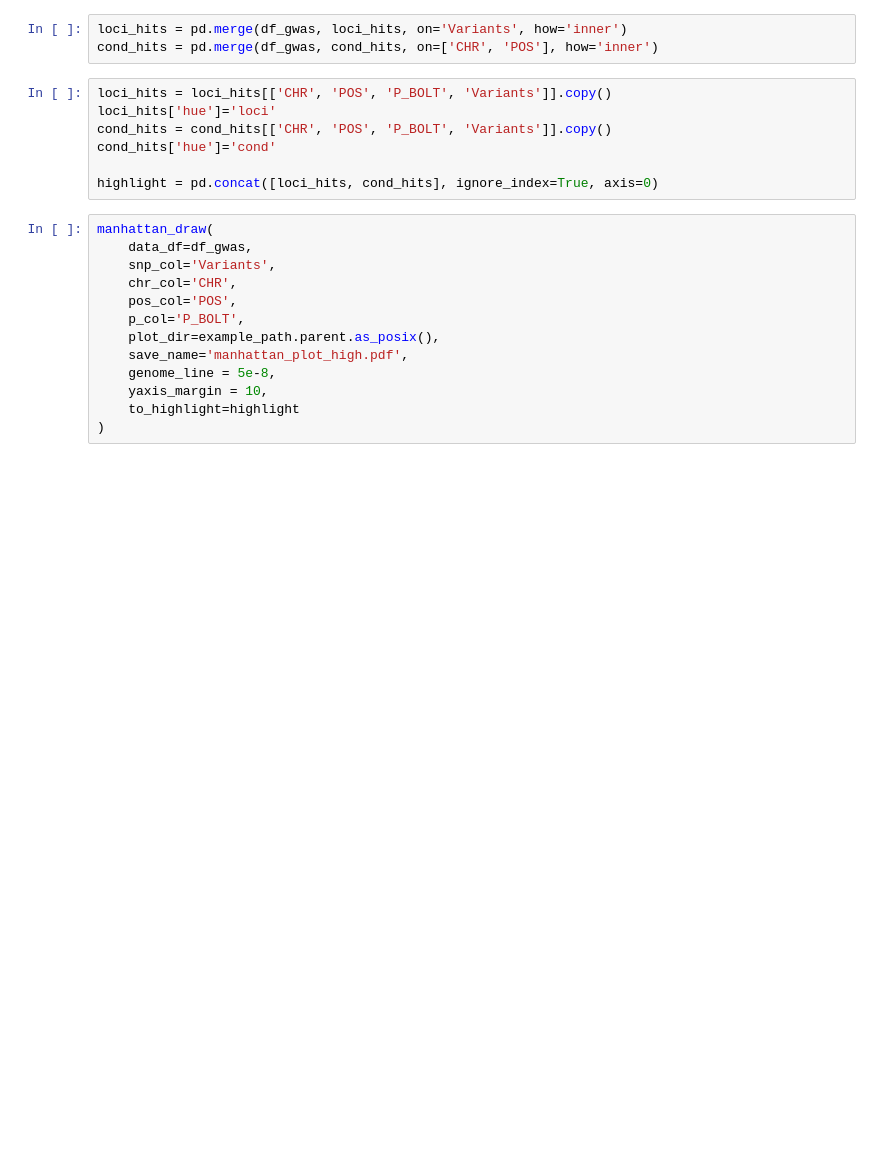
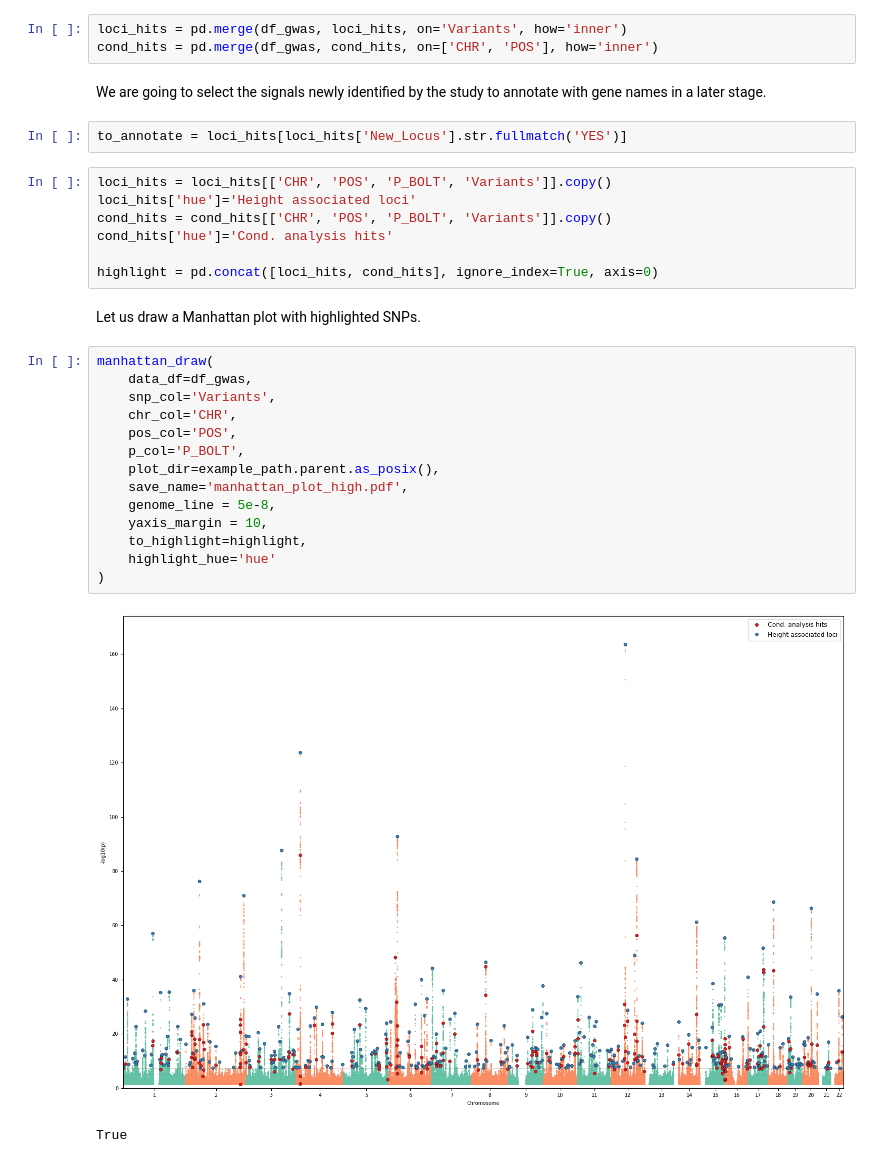
Before and after one commit to cge-tubingens/IDEAL-GENOM, a Jupyter notebook: viz_notebooks/manhattan.ipynb, the cells around one changed output. Saved outputs shown, nothing was run; the diff lists cells and outputs as text; blank space fills up the shorter version.

```diff
--- a/viz_notebooks/manhattan.ipynb
+++ b/viz_notebooks/manhattan.ipynb
@@ -62,23 +81,33 @@ cond_hits = pd.read_csv(cond_path, sep=r'\s+', engine='python')
 # %%
 loci_hits = pd.merge(df_gwas, loci_hits, on='Variants', how='inner')
 cond_hits = pd.merge(df_gwas, cond_hits, on=['CHR', 'POS'], how='inner')
+# %% [markdown]
+We are going to select the signals newly identified by the study to annotate with gene names in a later stage.
+# %%
+to_annotate = loci_hits[loci_hits['New_Locus'].str.fullmatch('YES')]
 # %%
 loci_hits = loci_hits[['CHR', 'POS', 'P_BOLT', 'Variants']].copy()
-loci_hits['hue']='loci'
+loci_hits['hue']='Height associated loci'
 cond_hits = cond_hits[['CHR', 'POS', 'P_BOLT', 'Variants']].copy()
-cond_hits['hue']='cond'
+cond_hits['hue']='Cond. analysis hits'
 
 highlight = pd.concat([loci_hits, cond_hits], ignore_index=True, axis=0)
+# %% [markdown]
+Let us draw a Manhattan plot with highlighted SNPs.
 # %%
 manhattan_draw(
     data_df=df_gwas,
     snp_col='Variants',
     chr_col='CHR',
     pos_col='POS',
     p_col='P_BOLT',
     plot_dir=example_path.parent.as_posix(),
     save_name='manhattan_plot_high.pdf',
     genome_line = 5e-8,
     yaxis_margin = 10,
-    to_highlight=highlight
+    to_highlight=highlight,
+    highlight_hue='hue'
 )
+# %% [output]
+[figure, added]
+True
```
Also changed, not shown: parts of 12 cells of this notebook, 2 other files.
